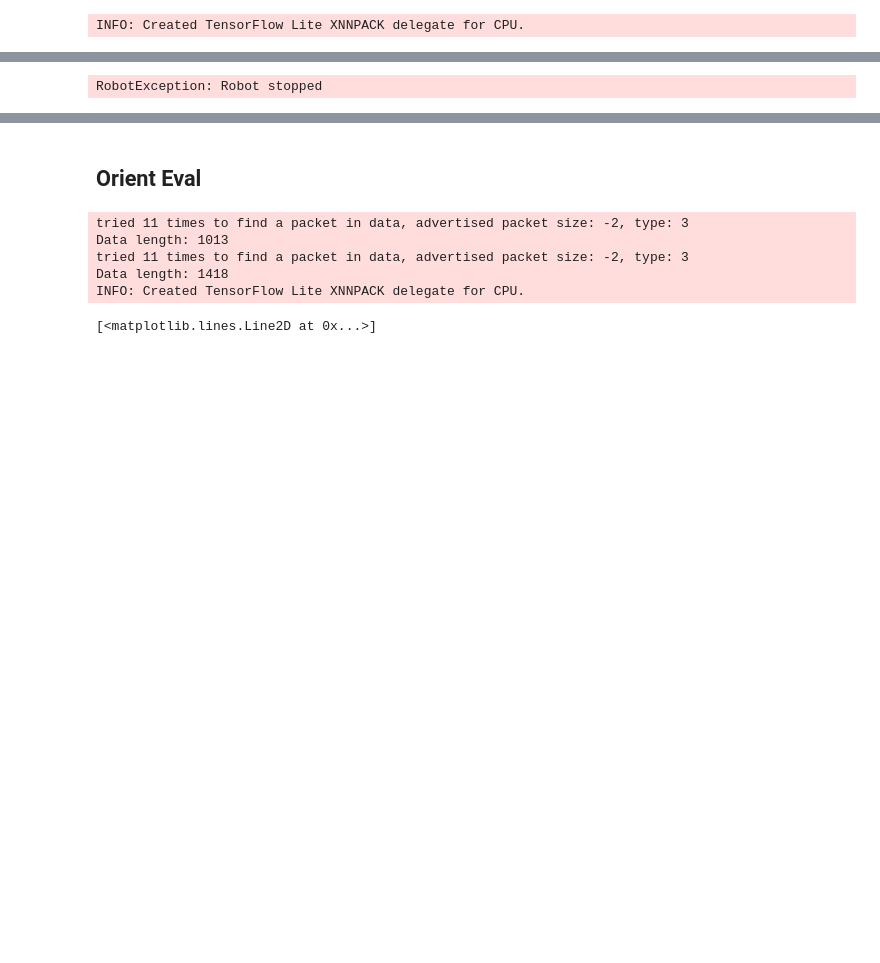
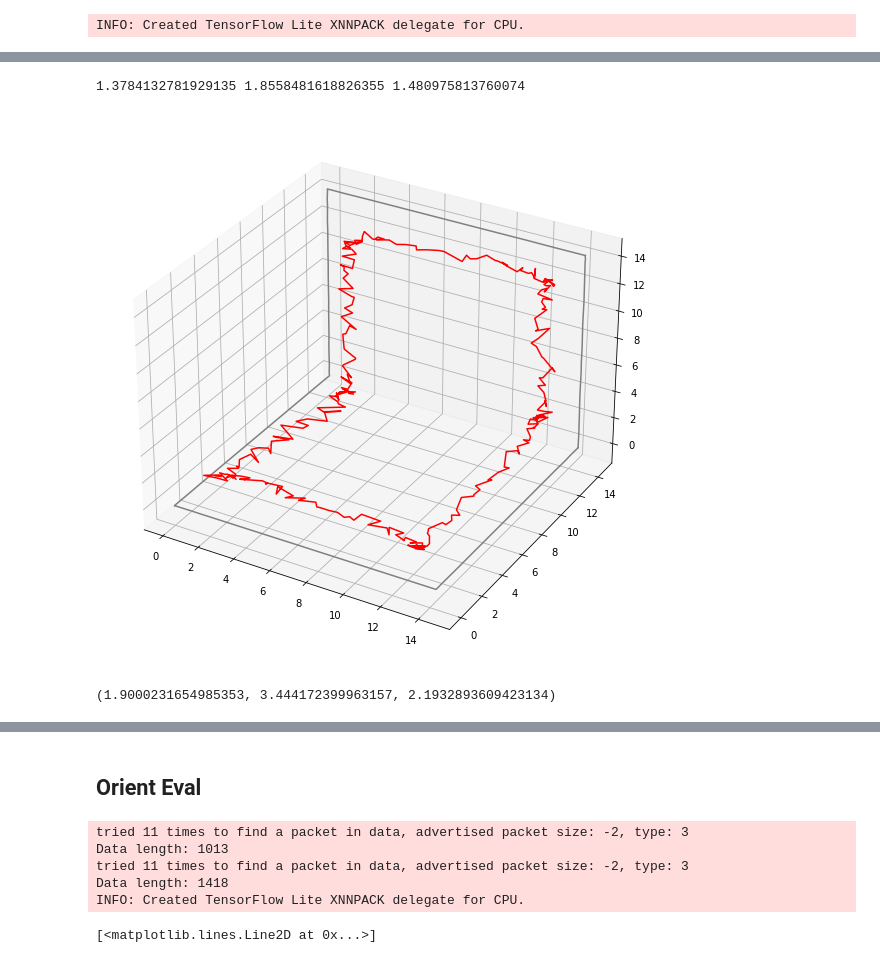
Before and after one commit to lenaNzrva/MSc_Thesis, a Jupyter notebook: PosOrientEval/OrientationValidation.ipynb, the cells around one changed output, grey strips where cells are left out. Cells and saved outputs as stored; diff of their text form; code cells hidden in the pictures; blank space fills up the shorter version.

```diff
--- a/PosOrientEval/OrientationValidation.ipynb
+++ b/PosOrientEval/OrientationValidation.ipynb
@@ -350,4 +217,49 @@ orient = math3d.Orientation(rot_mat)
-# %%
-rob.set_orientation(orient)
-# %% [output]
-RobotException: Robot stopped
+# %%
+def norm(x,y,z,gt_x,gt_y,gt_z):
+
+    delta_x = gt_x-x
+    delta_y = gt_y-y
+    delta_z = gt_z-z
+
+    delta_std_x = np.std(delta_x)
+    delta_std_y = np.std(delta_y)
+    delta_std_z = np.std(delta_z)
+
+    print(delta_std_x,delta_std_y,delta_std_z)
+
+    mean_delta_x = np.mean(delta_x)
+    mean_delta_y = np.mean(delta_y)
+    mean_delta_z = np.mean(delta_z)
+
+    mean_delta_x, mean_delta_y, mean_delta_z
+
+    norm_x = x + mean_delta_x
+    norm_y = y + mean_delta_y
+    norm_z = z + mean_delta_z
+
+    return norm_x, norm_y, norm_z
+# %%
+R_gt = gt[:,2]* 180/np.pi
+P_gt = gt[:,0] * 180/np.pi
+Y_gt = gt[:,1]* 180/np.pi
+
+
+R = np.array(Roll)
+P = np.array(Pitch)*-1
+Y = np.array(Yaw)
+# %%
+norm_R, norm_P, norm_Y = norm(R,P,Y,R_gt,P_gt,Y_gt)
+# %% [output]
+1.3784132781929135 1.8558481618826355 1.480975813760074
+# %%
+ax = plt.axes(projection='3d')
+
+# ax.plot3D(R, P, Y, 'red')
+ax.plot3D(R_gt,P_gt,Y_gt, 'gray')
+ax.plot3D(norm_R,norm_P,norm_Y, 'red')
+
+
+
+ax.figure.set_size_inches(10,10)
+# %% [output]
+[figure, added]
@@ -353,0 +277,5 @@ RobotException: Robot stopped
+# %%
+MSE_X, MSE_Y, MSE_Z = MSE(norm_R,norm_P,norm_Y, R_gt,P_gt,Y_gt, "degree")
+MSE_X, MSE_Y, MSE_Z
+# %% [output]
+(1.9000231654985353, 3.444172399963157, 2.1932893609423134)
```
Also changed, not shown: parts of 24 cells of this notebook, 14 other files.
